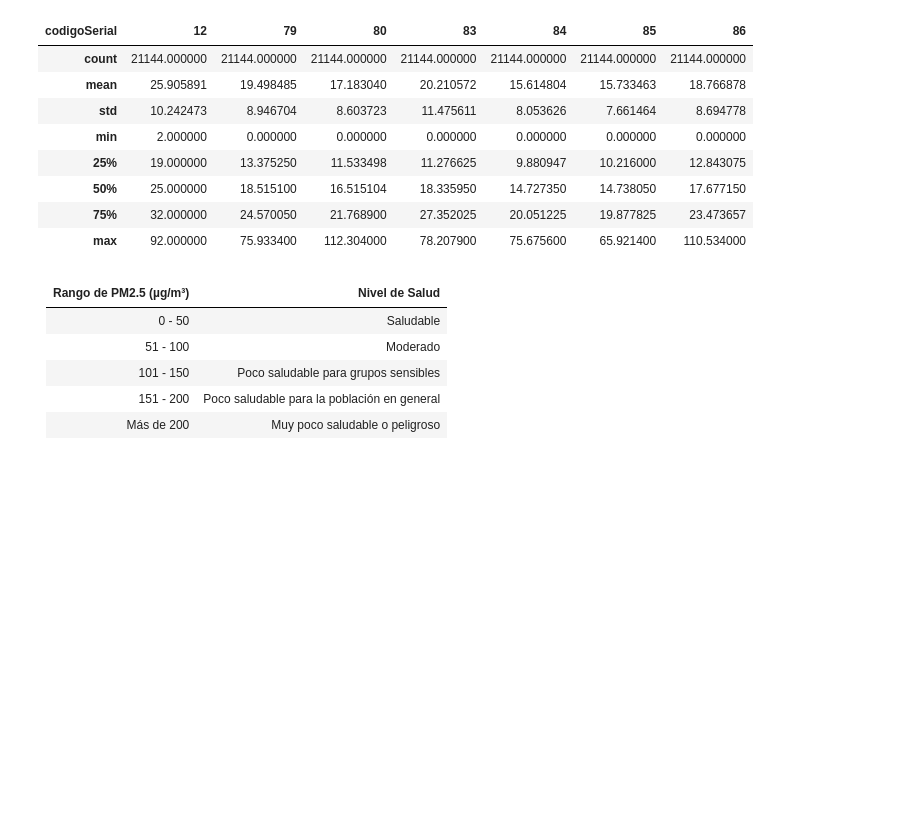
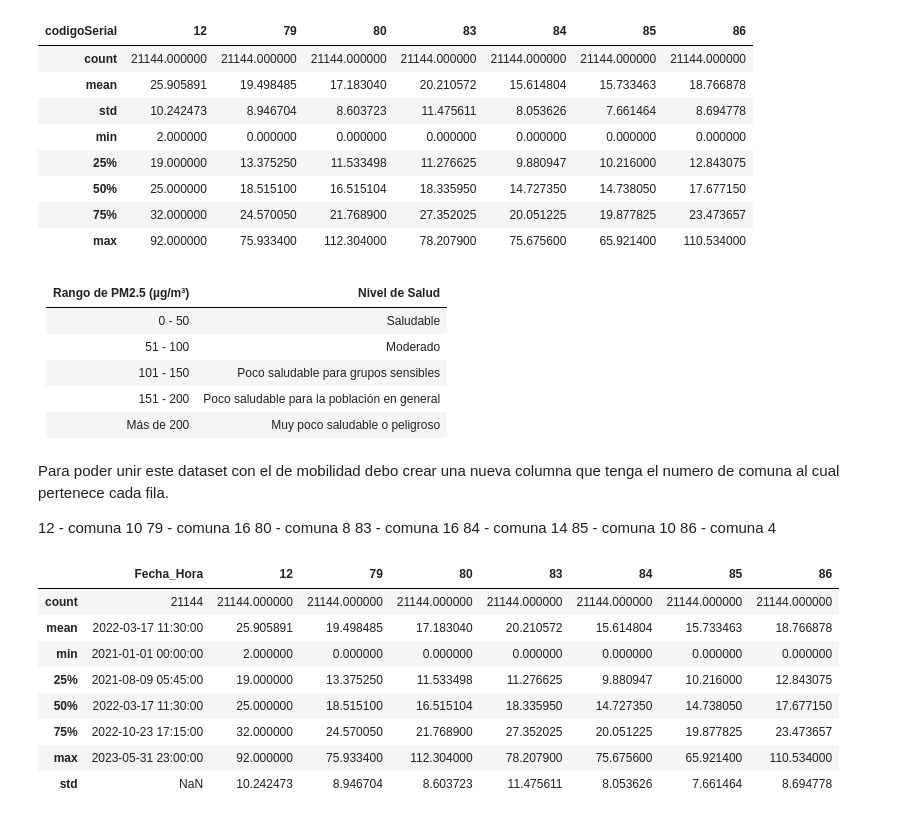
Before and after one commit to Matu10100/AirQuality_Prediction, a Jupyter notebook: Programacion/PreProcess_AirTrain.ipynb, the cells around one changed output. Saved outputs shown, nothing was run; the diff lists cells and outputs as text; code cells hidden in the pictures; blank space fills up the shorter version.

Commit message:
Transofrmaci[on del dataframe final de pm25, se cambia la columna codigoSerial a Comuna para poder unirlo con mobilidad

```diff
--- a/Programacion/PreProcess_AirTrain.ipynb
+++ b/Programacion/PreProcess_AirTrain.ipynb
@@ -359,3 +359,25 @@ intento.describe()
 | 101 - 150                | Poco saludable para grupos sensibles |
 | 151 - 200                | Poco saludable para la población en general |
 | Más de 200               | Muy poco saludable o peligroso     |
+# %% [markdown]
+Para poder unir este dataset con el de mobilidad debo crear una nueva columna que tenga el numero de comuna al cual pertenece cada fila.
+
+12 - comuna 10
+79 - comuna 16
+80 - comuna 8
+83 - comuna 16
+84 - comuna 14
+85 - comuna 10
+86 - comuna 4
+# %%
+intento.describe()
+# %% [output]
+|  | Fecha_Hora | 12 | 79 | 80 | 83 | 84 | 85 | 86 |
+| count | 21144 | 21144.000000 | 21144.000000 | 21144.000000 | 21144.000000 | 21144.000000 | 21144.000000 | 21144.000000 |
+| mean | 2022-03-17 11:30:00 | 25.905891 | 19.498485 | 17.183040 | 20.210572 | 15.614804 | 15.733463 | 18.766878 |
+| min | 2021-01-01 00:00:00 | 2.000000 | 0.000000 | 0.000000 | 0.000000 | 0.000000 | 0.000000 | 0.000000 |
+| 25% | 2021-08-09 05:45:00 | 19.000000 | 13.375250 | 11.533498 | 11.276625 | 9.880947 | 10.216000 | 12.843075 |
+| 50% | 2022-03-17 11:30:00 | 25.000000 | 18.515100 | 16.515104 | 18.335950 | 14.727350 | 14.738050 | 17.677150 |
+| 75% | 2022-10-23 17:15:00 | 32.000000 | 24.570050 | 21.768900 | 27.352025 | 20.051225 | 19.877825 | 23.473657 |
+| max | 2023-05-31 23:00:00 | 92.000000 | 75.933400 | 112.304000 | 78.207900 | 75.675600 | 65.921400 | 110.534000 |
+| std | NaN | 10.242473 | 8.946704 | 8.603723 | 11.475611 | 8.053626 | 7.661464 | 8.694778 |
```
Also changed, not shown: parts of 6 cells of this notebook, 1 other file.
